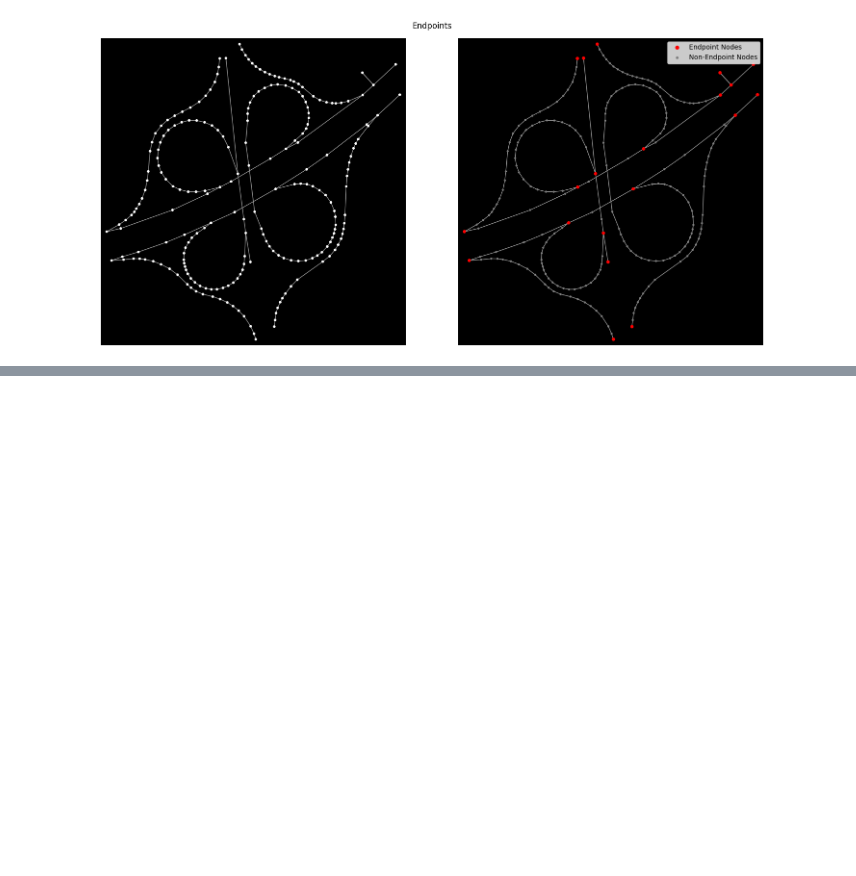
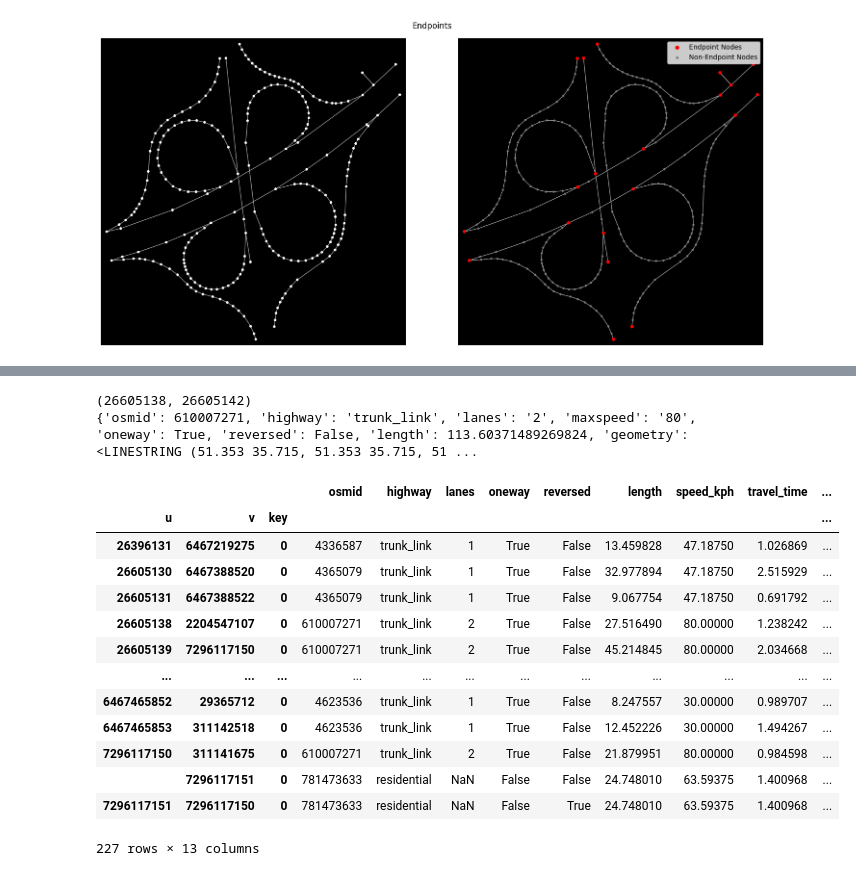
Before and after one commit to milad-4274/osm_graph_simplification, a Jupyter notebook: content_creation.ipynb, the cells around one changed output, grey strips where cells are left out. Drawn from its saved outputs; the diff is of its cells as text; code cells hidden in the pictures; blank space fills up the shorter version.

```diff
--- a/content_creation.ipynb
+++ b/content_creation.ipynb
@@ -116,0 +124,2 @@ create_gif(path_gif, output_filename)
+# %%
+nodes_gdf, edges_gdf = ox.graph_to_gdfs(graph)
@@ -116,0 +148,25 @@ create_gif(path_gif, output_filename)
+# %%
+for edge in simplified_graph.edges():
+    print(edge)
+    print(simplified_graph.edges[*edge, 0])
+    break
+# %% [output]
+(26605138, 26605142)
+{'osmid': 610007271, 'highway': 'trunk_link', 'lanes': '2', 'maxspeed': '80', 'oneway': True, 'reversed': False, 'length': 113.60371489269824, 'geometry': <LINESTRING (51.353 35.715, 51.353 35.715, 51 ...
+# %%
+edges_gdf
+# %% [output]
+|  |  |  | osmid | highway | lanes | oneway | reversed | length | speed_kph | travel_time | ... |
+| u | v | key |  |  |  |  |  |  |  |  | ... |
+| 26396131 | 6467219275 | 0 | 4336587 | trunk_link | 1 | True | False | 13.459828 | 47.18750 | 1.026869 | ... |
+| 26605130 | 6467388520 | 0 | 4365079 | trunk_link | 1 | True | False | 32.977894 | 47.18750 | 2.515929 | ... |
+| 26605131 | 6467388522 | 0 | 4365079 | trunk_link | 1 | True | False | 9.067754 | 47.18750 | 0.691792 | ... |
+| 26605138 | 2204547107 | 0 | 610007271 | trunk_link | 2 | True | False | 27.516490 | 80.00000 | 1.238242 | ... |
+| 26605139 | 7296117150 | 0 | 610007271 | trunk_link | 2 | True | False | 45.214845 | 80.00000 | 2.034668 | ... |
+| ... | ... | ... | ... | ... | ... | ... | ... | ... | ... | ... | ... |
+| 6467465852 | 29365712 | 0 | 4623536 | trunk_link | 1 | True | False | 8.247557 | 30.00000 | 0.989707 | ... |
+| 6467465853 | 311142518 | 0 | 4623536 | trunk_link | 1 | True | False | 12.452226 | 30.00000 | 1.494267 | ... |
+| 7296117150 | 311141675 | 0 | 610007271 | trunk_link | 2 | True | False | 21.879951 | 80.00000 | 0.984598 | ... |
+|  | 7296117151 | 0 | 781473633 | residential | NaN | False | False | 24.748010 | 63.59375 | 1.400968 | ... |
+| 7296117151 | 7296117150 | 0 | 781473633 | residential | NaN | False | True | 24.748010 | 63.59375 | 1.400968 | ... |
+227 rows × 13 columns
```
Also changed, not shown: parts of 11 cells of this notebook, 1 other file.
